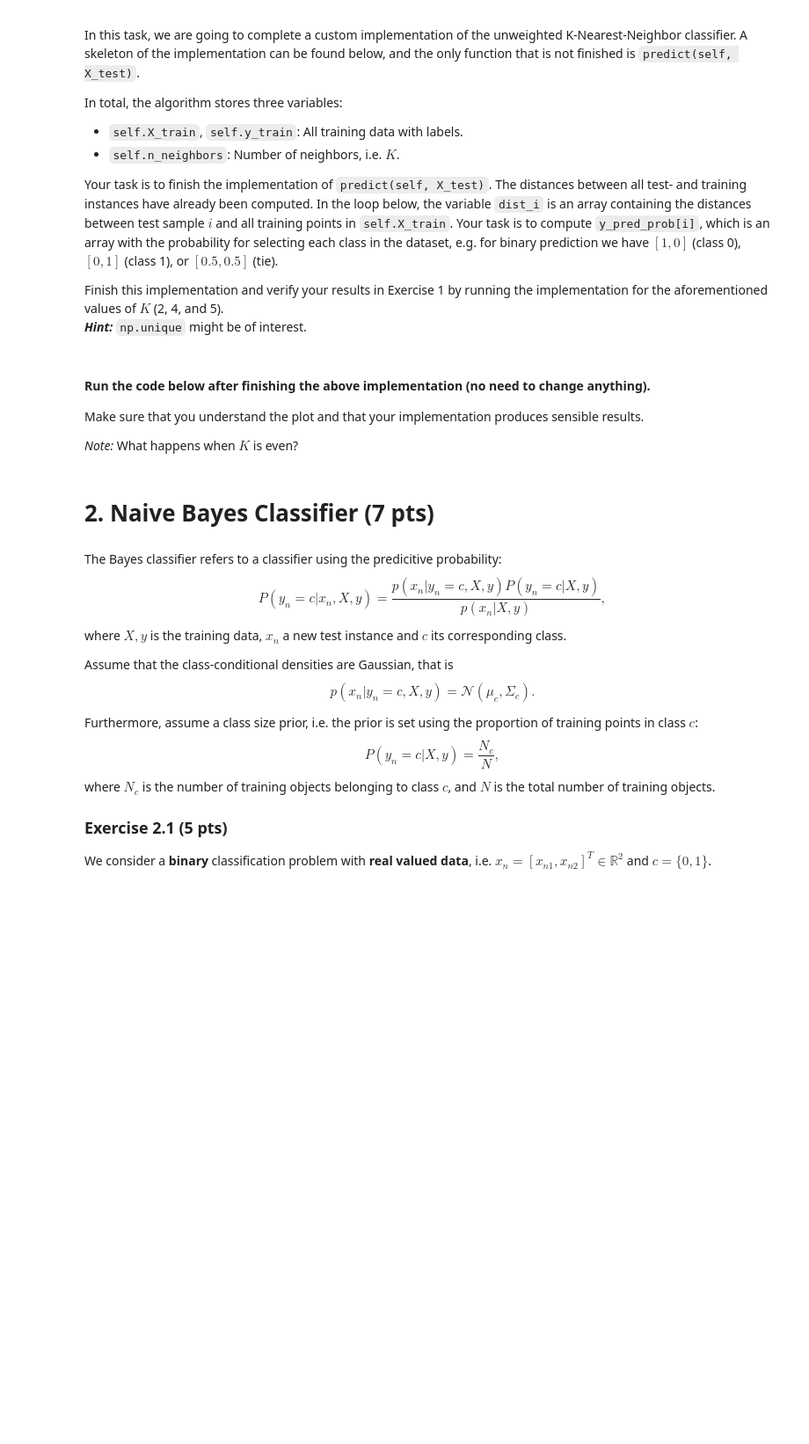
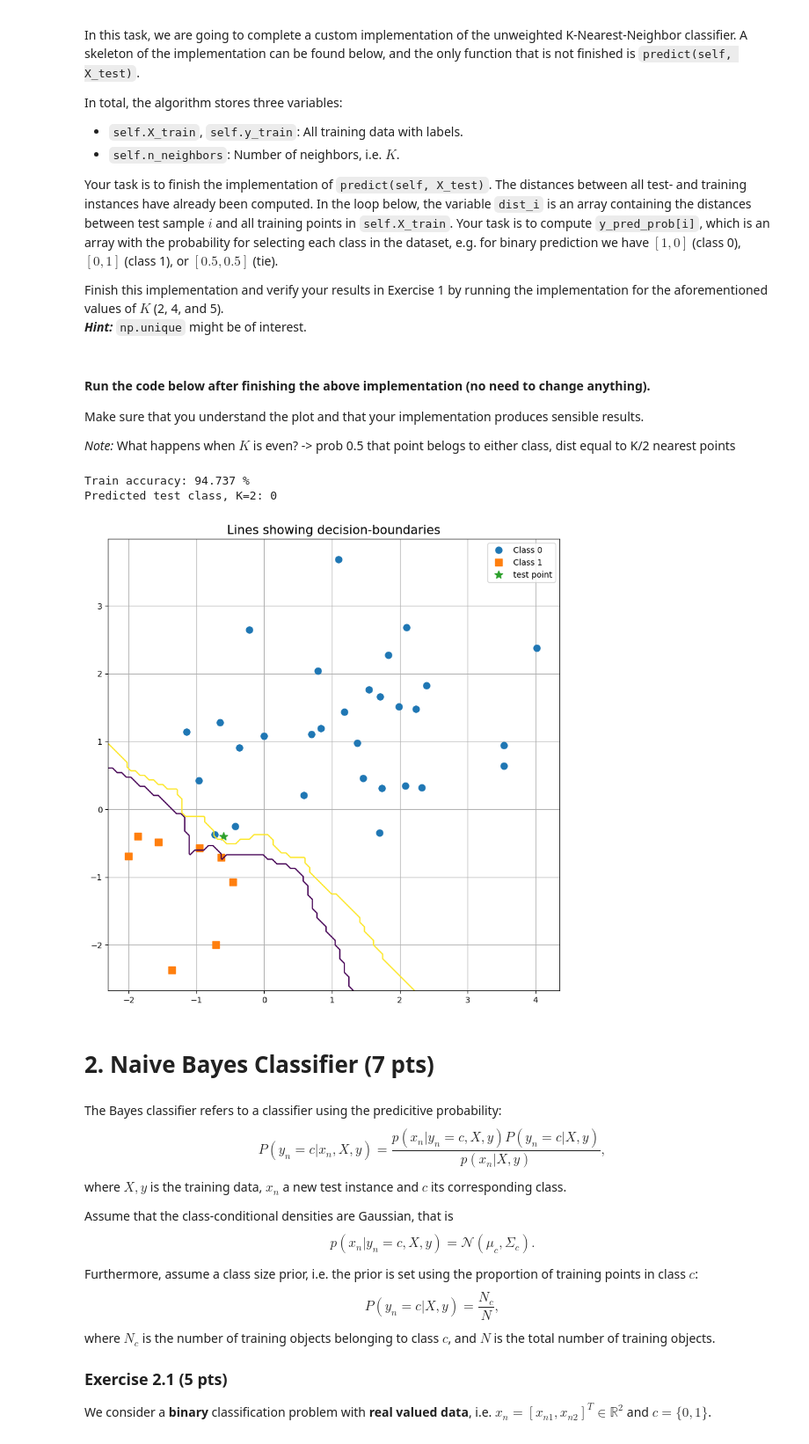
Before and after one commit to nils-led/TDA233, a Jupyter notebook: HW2_2025.ipynb, the cells around one changed output. Shown: that part at 88% size. Cells and saved outputs as stored; diff of their text form; code cells hidden in the pictures; blank space fills up the shorter version.

```diff
--- a/HW2_2025.ipynb
+++ b/HW2_2025.ipynb
@@ -159,6 +159,7 @@ class K_Nearest_Neighbors():
         n_samples = X_test.shape[0]
         unique_classes = np.unique(self.y_train)
         n_classes = len(unique_classes)
+        K = self.n_neighbors
 
         y_pred = np.zeros(shape=(n_samples,), dtype=np.int32)
         y_pred_prob = np.zeros(shape=(n_samples, n_classes), dtype=np.float32)
@@ -167,12 +168,23 @@ class K_Nearest_Neighbors():
         dist = euclidean_distances(X_test,self.X_train)
 
         for i in range(n_samples):
+
             dist_i = dist[i]
+            K_nearest_ind = np.argsort(dist_i)[:K]
+            K_nearest_lable = self.y_train[K_nearest_ind]
+            class_counts = np.bincount(K_nearest_lable, minlength=n_classes)
 
-            ### TODO - Change this part
-            y_pred_prob[i,:] = [1,0] # Always predicts class 0 currently
-            ###
-
+            #if class
+            y_pred_prob[i, :] = np.where(class_counts[0] > class_counts[1], [1, 0],
+                                np.where(class_counts[1] > class_counts[0], [0, 1],
+                                [0.5, 0.5]))
+            #if class_counts[0] > class_counts[1]:
+            #    y_pred_prob[i, :] = [0, 1]
+            #elif class_counts[1] > class_counts[0]:
+            #    y_pred_prob[i, :] = [1, 0]
+            #else:
+            #    y_pred_prob[i, :] = [0.5, 0.5]
+            #print(y_pred_prob)
             # Selects the prediction randomly, based on y_pred_prob[i].
             y_pred[i] = np.random.choice(unique_classes, p=y_pred_prob[i])
 
@@ -181,24 +193,28 @@ class K_Nearest_Neighbors():
 #### Run the code below after finishing the above implementation (no need to change anything).
 Make sure that you understand the plot and that your implementation produces sensible results.
 
-*Note:* What happens when $K$ is even?
+*Note:* What happens when $K$ is even? -> prob 0.5 that point belogs to either class, dist equal to K/2 nearest points
 # %%
 # Parameters (feel free to change)
-K = 3
+K = 2
 
 # Define and train the model
 model = K_Nearest_Neighbors(n_neighbors = K)
 model.fit(X_train, y_train)
 
 # Predictions
 y_pred_train,_ = model.predict(X_train)
 print("Train accuracy: %.3f %%" %(np.mean(y_pred_train == y_train)*100))
 y_pred_test,_ = model.predict(X_test)
 print("Predicted test class, K=%d: %d" %(K, y_pred_test))
 
 # Plot decision-boundaries
 fig, ax = plot_data(X_train, y_train, X_test, title = 'Lines showing decision-boundaries')
 fig, ax = decision_boundary(model, fig, ax, levels=[0.4, 0.6], labels = False)
+# %% [output]
+Train accuracy: 94.737 %
+Predicted test class, K=2: 0
+[figure, added]
 # %% [markdown]
 # 2. Naive Bayes Classifier (7 pts)
 # %% [markdown]
```
